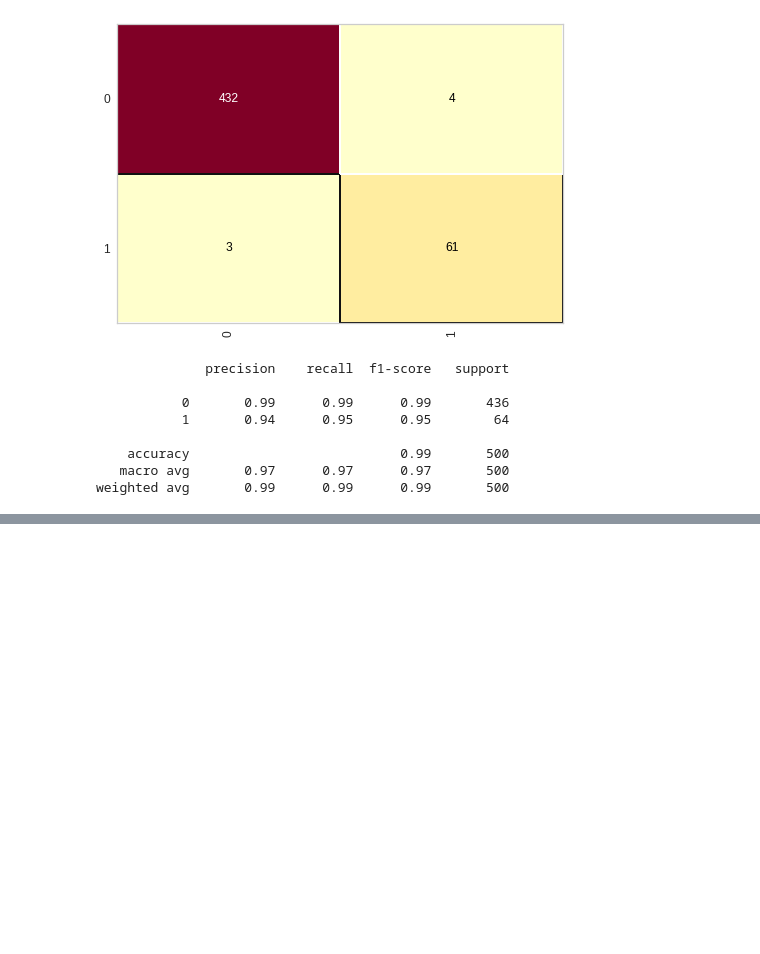
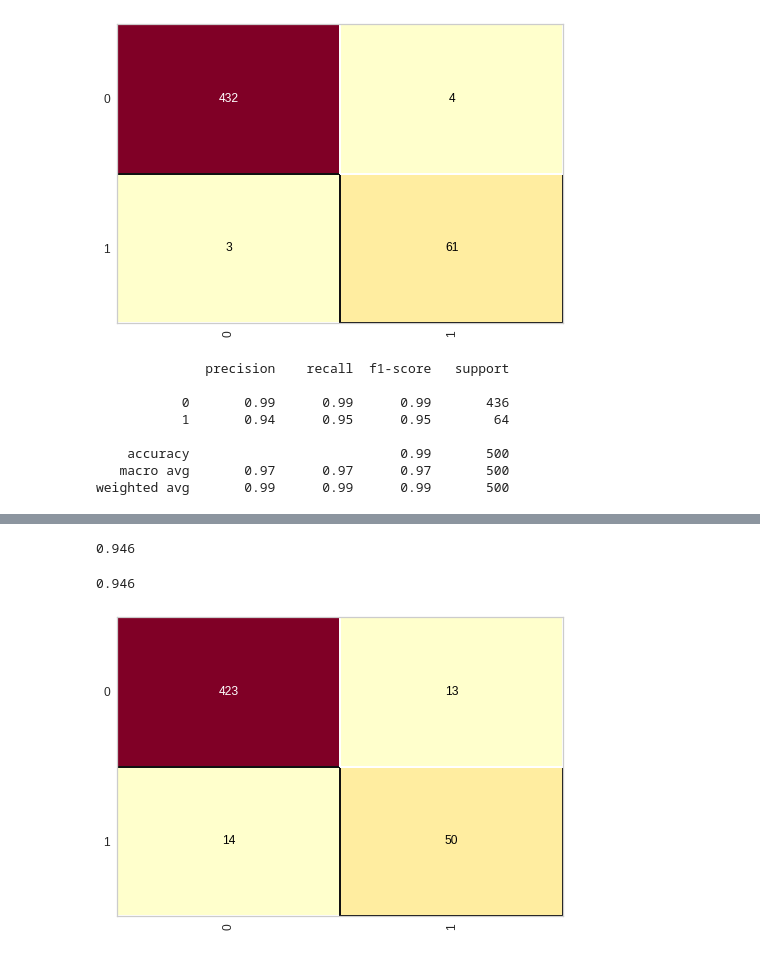
Before and after one commit to LucasMonteiroBastos/Analise-de-Credito---Part-I, a Jupyter notebook: ANALISE_DE_CREDITO_PREDIZER_SE_A_PESSOA_PAGOU_OU_NÃO_O_EMPRÉSTIMO.ipynb, the cells around one changed output, grey strips where cells are left out. Saved outputs shown, nothing was run; the diff lists cells and outputs as text; code cells hidden in the pictures; blank space fills up the shorter version.

```diff
--- a/ANALISE_DE_CREDITO_PREDIZER_SE_A_PESSOA_PAGOU_OU_NÃO_O_EMPRÉSTIMO.ipynb
+++ b/ANALISE_DE_CREDITO_PREDIZER_SE_A_PESSOA_PAGOU_OU_NÃO_O_EMPRÉSTIMO.ipynb
@@ -722,0 +739,7 @@ weighted avg       0.99      0.99      0.99       500
+# %%
+# criando a regressão logistica
+from sklearn.linear_model import LogisticRegression
+logistic_credito = LogisticRegression(random_state=1)
+# %%
+# fazendo o treinamento
+logistic_credito.fit(X_credito_treinamento, y_credito_treinamento)
@@ -722,0 +792,13 @@ weighted avg       0.99      0.99      0.99       500
+# %%
+accuracy_score(y_credito_teste, previsoes)
+# %% [output]
+0.946
+# %%
+# matrix de confusão
+from yellowbrick.classifier import ConfusionMatrix
+cm = ConfusionMatrix(logistic_credito)
+cm.fit(X_credito_treinamento, y_credito_treinamento)
+cm.score(X_credito_teste, y_credito_teste)
+# %% [output]
+0.946
+[figure, added]
```
Also changed, not shown: parts of 10 cells of this notebook.
